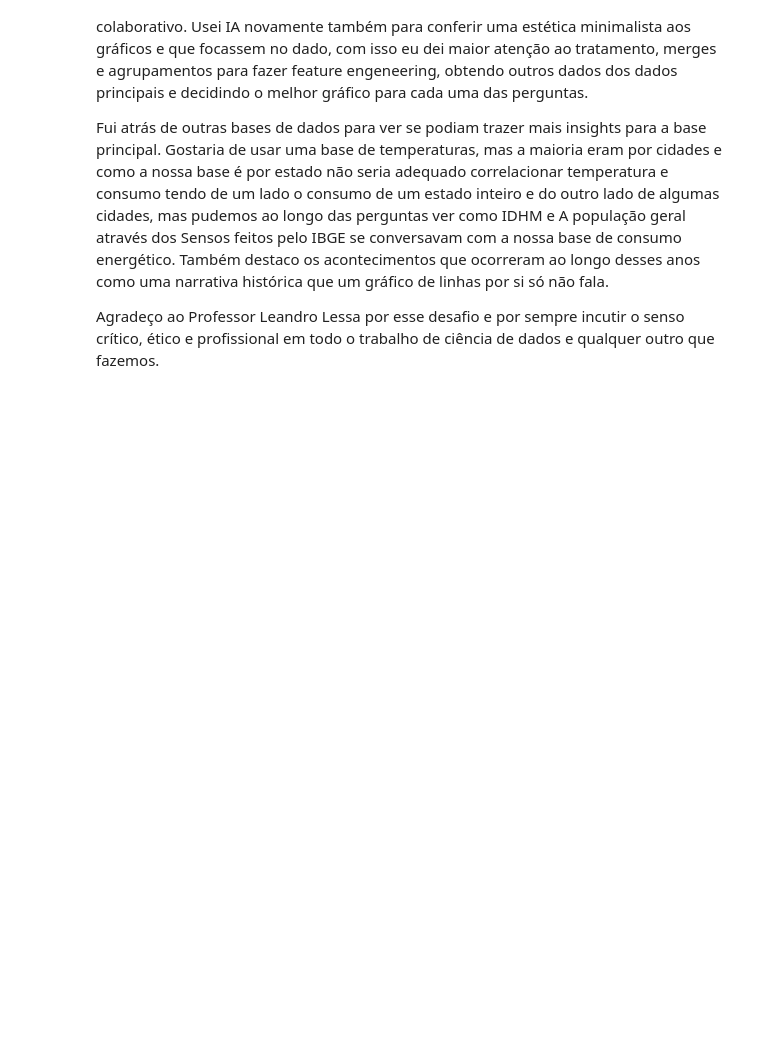
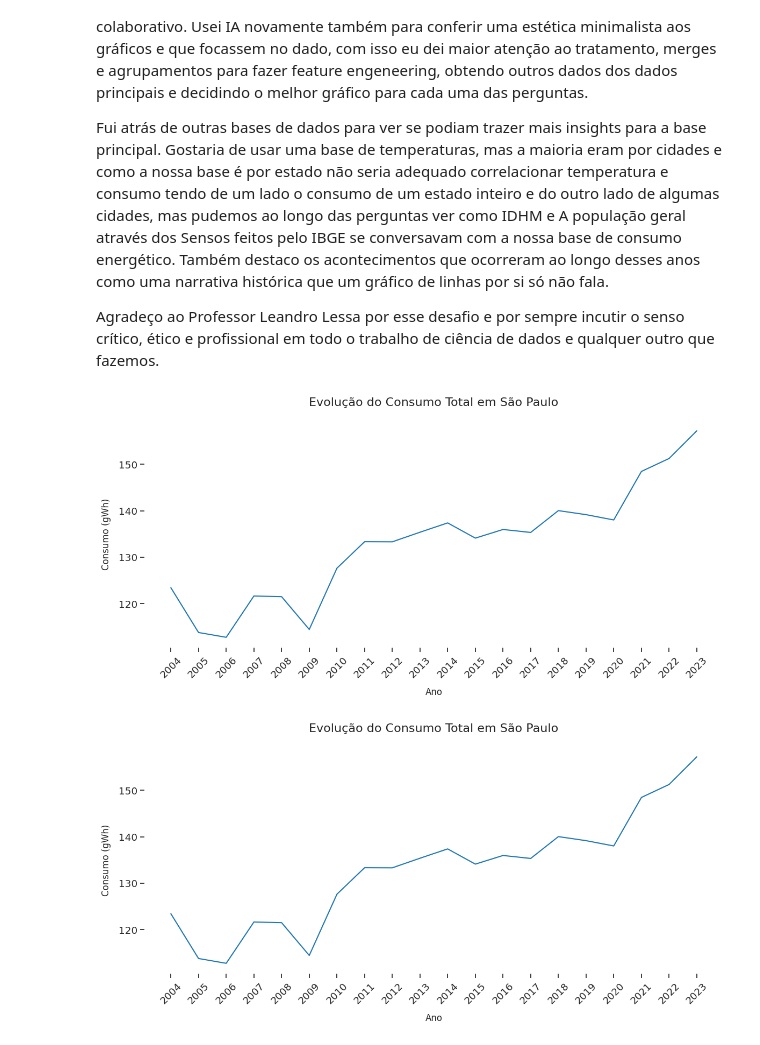
Before and after one commit to jorgelzsilva/projeto_consumo_energia, a Jupyter notebook: notebooks/desafio_final_jorge.ipynb, the cells around one changed output. Drawn from its saved outputs; the diff is of its cells as text; code cells hidden in the pictures; blank space fills up the shorter version.

Commit message:
Função linha

```diff
--- a/notebooks/desafio_final_jorge.ipynb
+++ b/notebooks/desafio_final_jorge.ipynb
@@ -1456,0 +1545,5 @@ Agradeço ao Professor Leandro Lessa por esse desafio e por sempre incutir o sen
+# %%
+grafico_linha(df, x_col='ano', y_col='gWh', title='Evolução do Consumo Total em São Paulo', xlabel='Ano', ylabel='Consumo (gWh)', state_filter='Minas Gerais', time_agg='M', agg_func='sum')
+# %% [output]
+[figure, added]
+[figure, added]
```
Also changed, not shown: parts of 8 cells of this notebook, 18 other files.
